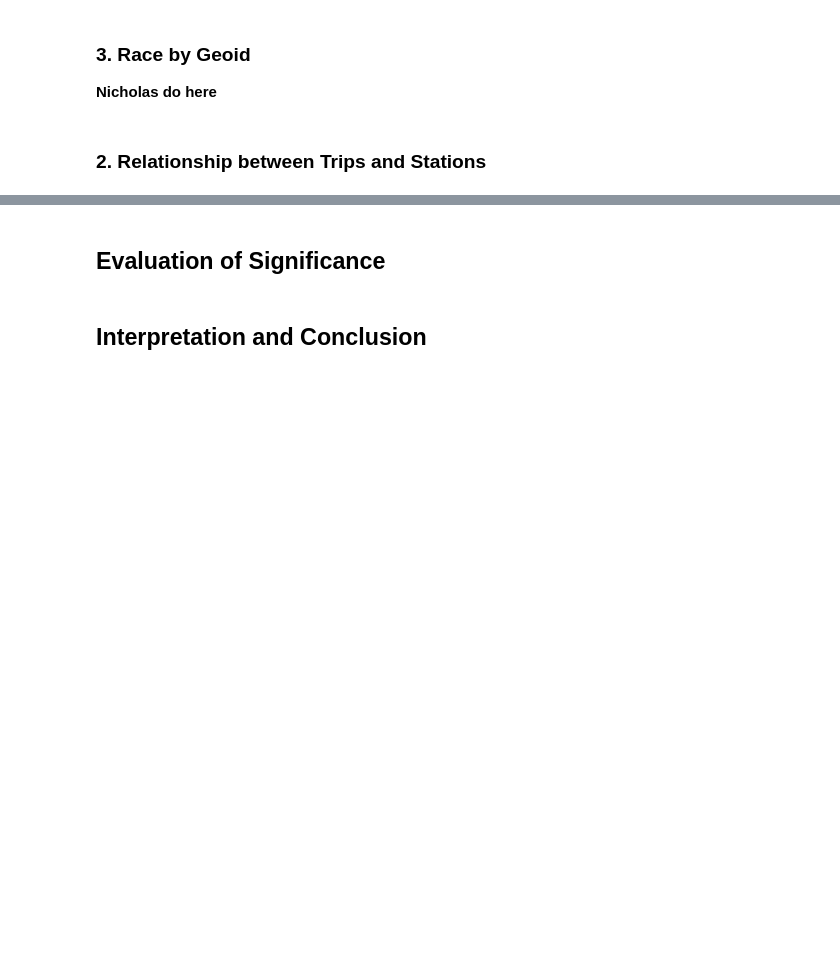
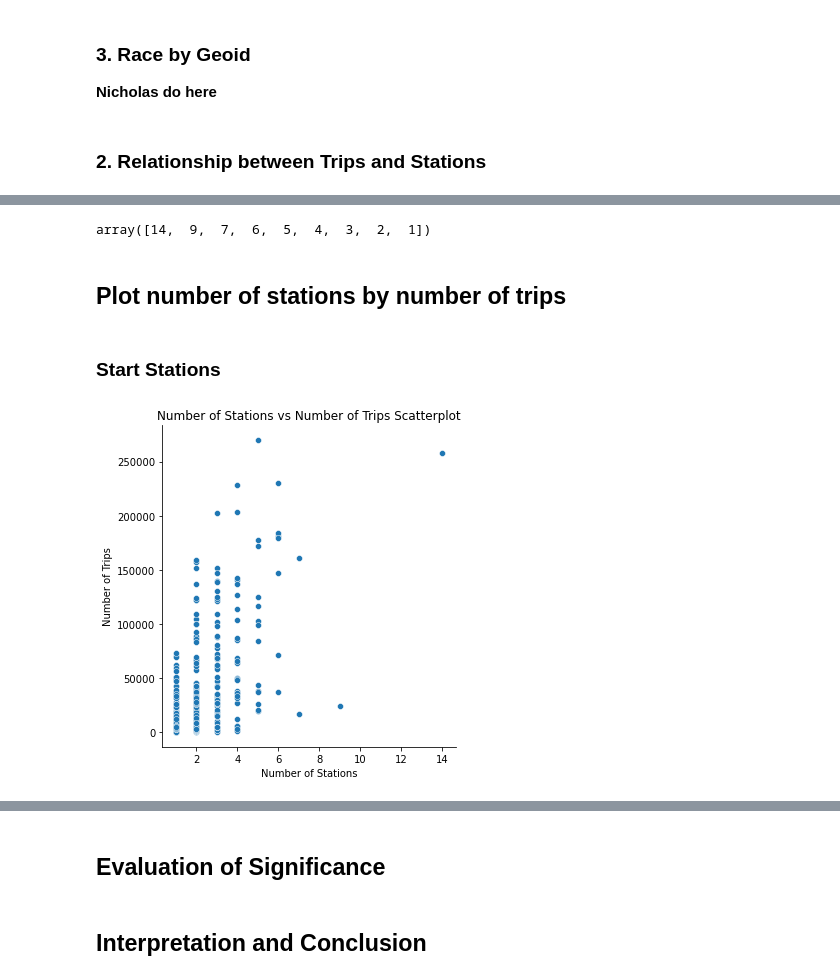
Before and after one commit to shljessie/INFO-2950, a Jupyter notebook: project_phase_submissions/phase4.ipynb, the cells around one changed output, grey strips where cells are left out. Cells and saved outputs as stored; diff of their text form; code cells hidden in the pictures; blank space fills up the shorter version.

Commit message:
adding trip_station analysis

```diff
--- a/project_phase_submissions/phase4.ipynb
+++ b/project_phase_submissions/phase4.ipynb
@@ -472,0 +477,4 @@ Overall, we can see a very uneven distribution of stations per geoid
+# %%
+## Number of Stations at each geoid
+trips_start_df= pd.merge(stations_geoid,trips_start_df,  on=['geoid'], how='inner')
+trips_start_df.head()
@@ -472,0 +522,17 @@ Overall, we can see a very uneven distribution of stations per geoid
+# %%
+trips_start_df['Number of Stations'].unique()
+# %% [output]
+array([14,  9,  7,  6,  5,  4,  3,  2,  1])
+# %% [markdown]
+## Plot number of stations by number of trips
+# %% [markdown]
+### Start Stations
+# %%
+## Your solution here
+sns.relplot(x="Number of Stations", y="Number of Trips", data=trips_start_df)
+plt.xlabel("Number of Stations")
+plt.ylabel("Number of Trips")
+plt.title("Number of Stations vs Number of Trips Scatterplot")
+plt.show()
+# %% [output]
+[figure, added]
```
Also changed, not shown: parts of 16 cells of this notebook.
